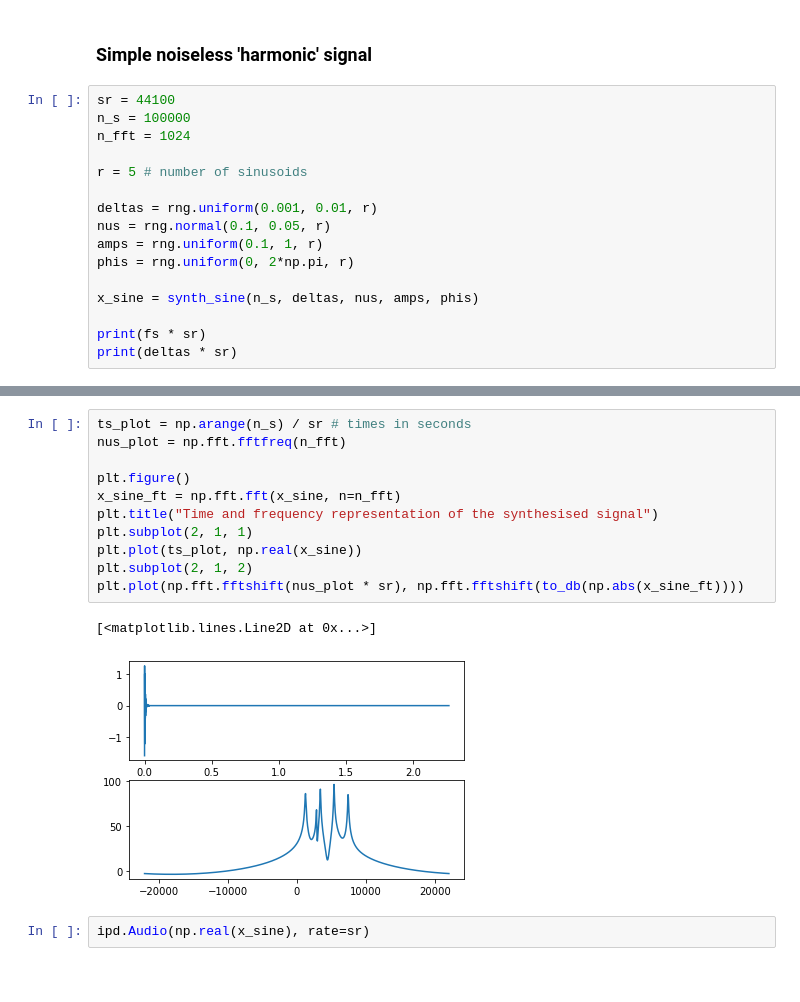
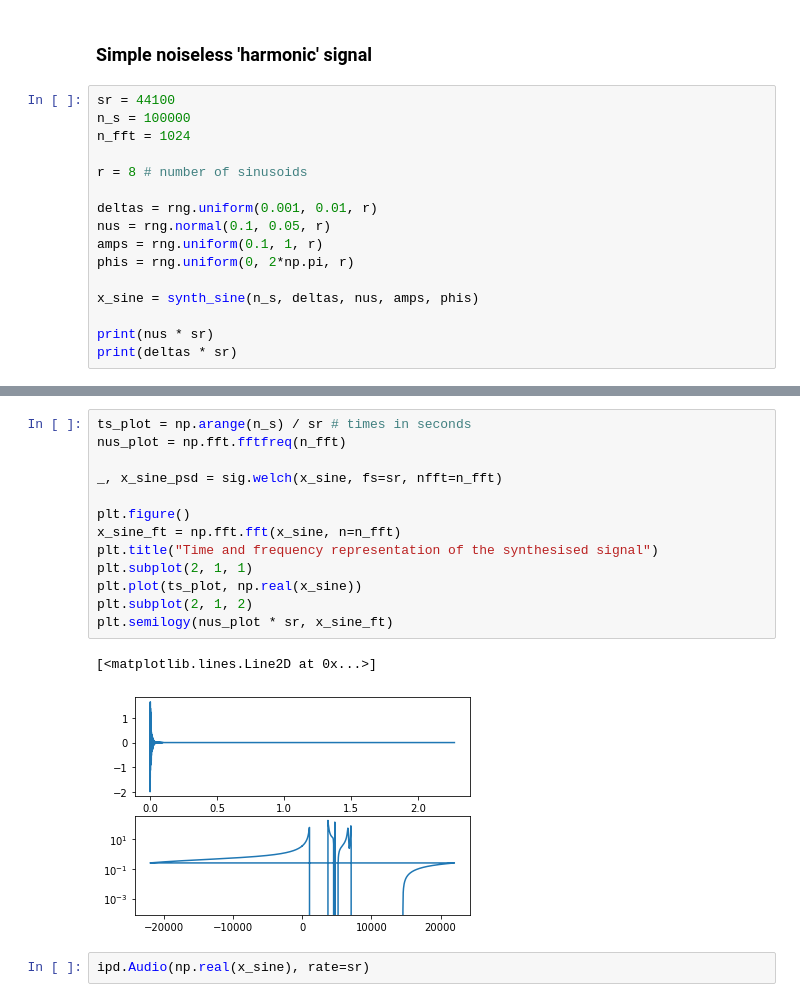
Before and after one commit to piptouque/atiam_pam_hrparam, a Jupyter notebook: source/synth_hr_pierre.ipynb, the cells around one changed output, grey strips where cells are left out. Saved outputs shown, nothing was run; the diff lists cells and outputs as text.

```diff
--- a/source/synth_hr_pierre.ipynb
+++ b/source/synth_hr_pierre.ipynb
@@ -22,7 +24,7 @@ sr = 44100
 n_s = 100000
 n_fft = 1024
 
-r = 5 # number of sinusoids
+r = 8 # number of sinusoids
 
 deltas = rng.uniform(0.001, 0.01, r)
 nus = rng.normal(0.1, 0.05, r)
@@ -31,6 +33,6 @@ phis = rng.uniform(0, 2*np.pi, r)
 
 x_sine = synth_sine(n_s, deltas, nus, amps, phis)
 
-print(fs * sr)
+print(nus * sr)
 print(deltas * sr)
 # %% [output]
@@ -42,17 +43,19 @@ print(deltas * sr)
 # %%
 ts_plot = np.arange(n_s) / sr # times in seconds
 nus_plot = np.fft.fftfreq(n_fft)
+
+_, x_sine_psd = sig.welch(x_sine, fs=sr, nfft=n_fft)
 
 plt.figure()
 x_sine_ft = np.fft.fft(x_sine, n=n_fft)
 plt.title("Time and frequency representation of the synthesised signal")
 plt.subplot(2, 1, 1)
 plt.plot(ts_plot, np.real(x_sine))
 plt.subplot(2, 1, 2)
-plt.plot(np.fft.fftshift(nus_plot * sr), np.fft.fftshift(to_db(np.abs(x_sine_ft))))
+plt.semilogy(nus_plot * sr, x_sine_ft)
 # %% [output]
 [<matplotlib.lines.Line2D at 0x...>]
-[figure, old version]
+[figure, new version]
 # %%
 ipd.Audio(np.real(x_sine), rate=sr)
 # %% [output]
```
Also changed, not shown: parts of 8 cells of this notebook, 1 other file.
